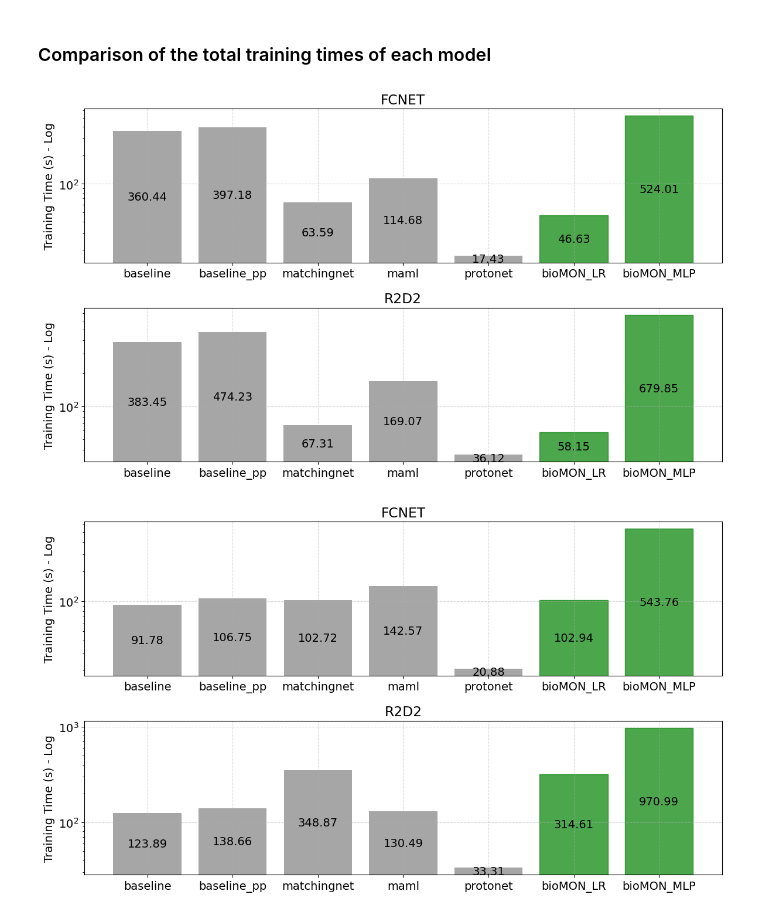
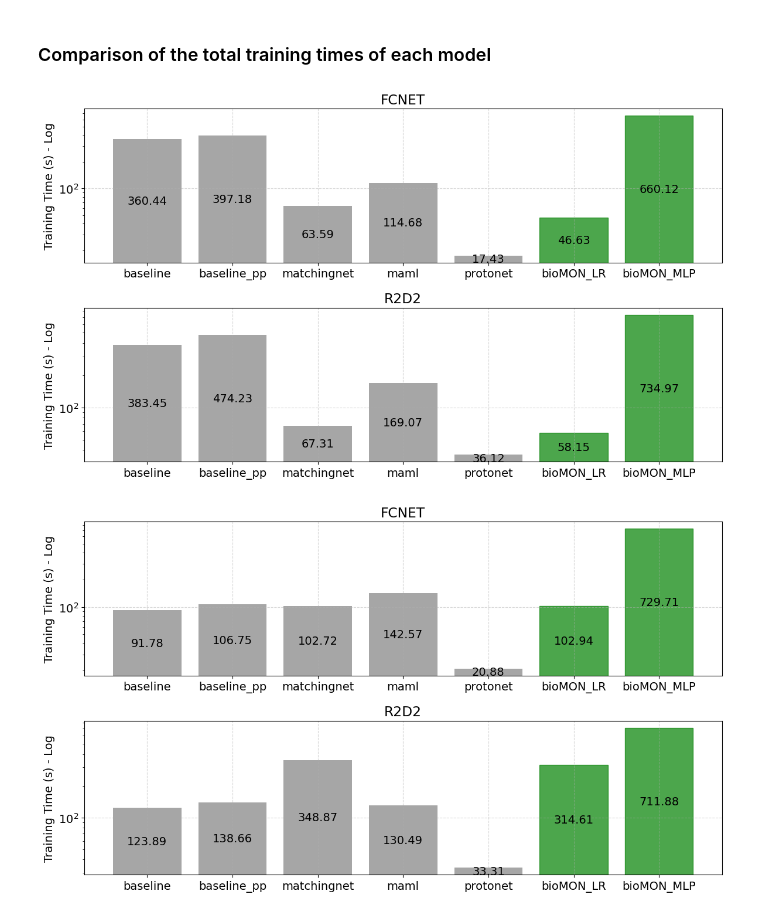
Before and after one commit to MChatzakis/BioMON, a Jupyter notebook: bioMON.ipynb, the cells around one changed output. Drawn from its saved outputs; the diff is of its cells as text; code cells hidden in the pictures.

```diff
--- a/bioMON.ipynb
+++ b/bioMON.ipynb
@@ -421,7 +421,7 @@ for dataset in datasets:
 
         for _, classifier in enumerate(classifiers):
             if classifier == "MLP":
-                classifier = "MLP_e10_l128-64"
+                classifier = "MLP_e15_l128-64"
 
             path = f"{RESULTS_DIR}/{dataset}/bioMON_{classifier}_{backbone}/{n_way}w{n_shot}s{n_query}q/"
             data = pd.read_csv(path + "train_summary.csv")
@@ -484,7 +484,7 @@ for _, dataset in enumerate(datasets):
 
         for index, classifier in enumerate(classifiers):
             if classifier == "MLP":
-                classifier = "MLP_e10_l128-64"
+                classifier = "MLP_e15_l128-64"
 
             path = f"{RESULTS_DIR}/{dataset}/bioMON_{classifier}_{backbone}/{n_way}w{n_shot}s{n_query}q/"
             data = pd.read_csv(path + "train_summary.csv")
@@ -587,33 +587,33 @@ for dataset in datasets:
     fig, ax = plt.subplots(len(backbones), 1, figsize=(12, 7))
     #fig.suptitle(f"Training times for {dataset}")
 
     for index, backbone in enumerate(backbones):
         algo_accuracies = []
         for _, algo in enumerate(algos):
             if algo == "bioMON_MLP":
-                algo = "bioMON_MLP_e10_l128-64"
+                algo = "bioMON_MLP_e15_l128-64"
             path = f"{RESULTS_DIR}/{dataset}/{algo}_{backbone}/{n_way}w{n_shot}s{n_query}q/"
             data = pd.read_csv(path + "train_summary.csv")
 
             test_line = data.iloc[0]
             algo_accuracies.append(test_line["total_training_time"])
 
         ax[index].grid(alpha=0.5, linestyle="--")
         bars = ax[index].bar(algos, algo_accuracies, color="gray", alpha=0.7)
         bars[5].set_color("green")
         bars[6].set_color("green")
 
         ax[index].set_title(f"{backbone}")
         ax[index].bar_label(ax[index].containers[0], fmt="%.2f", label_type="center")
         #ax[index].set_xlabel("Algorithm")
         ax[index].set_ylabel("Training Time (s) - Log")
         ax[index].set_yscale("log")
 
     fig.tight_layout()
 
     fig.savefig(f"{SAVE_PLOTS_DIR}/algo_training_time_{dataset}.png")
 
     plt.show()
 # %% [output]
-[figure, old version]
+[figure, new version]
-[figure, old version]
+[figure, new version]
```
Also changed, not shown: parts of 3 cells of this notebook, 16 other files.
